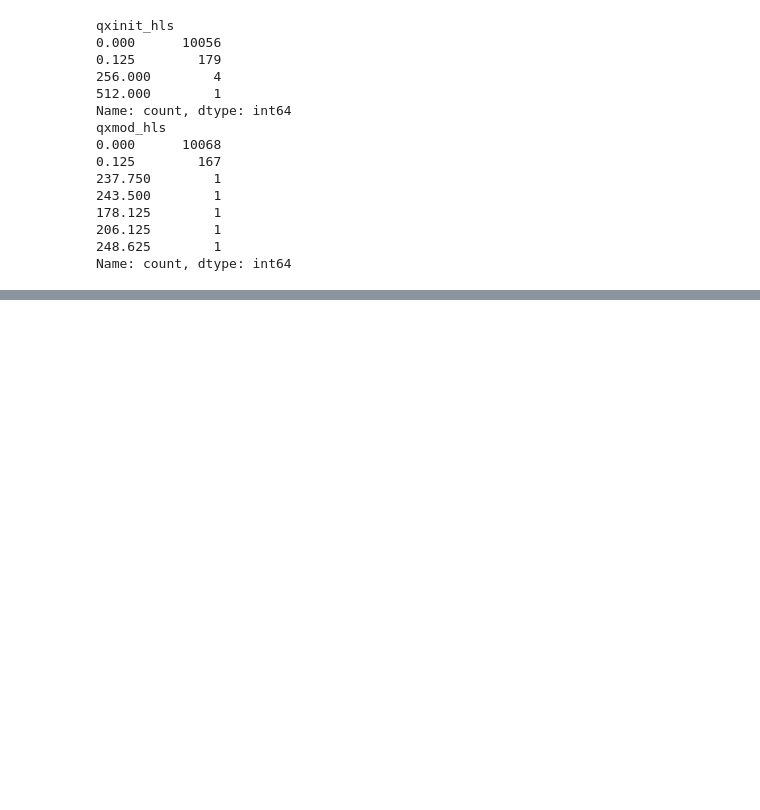
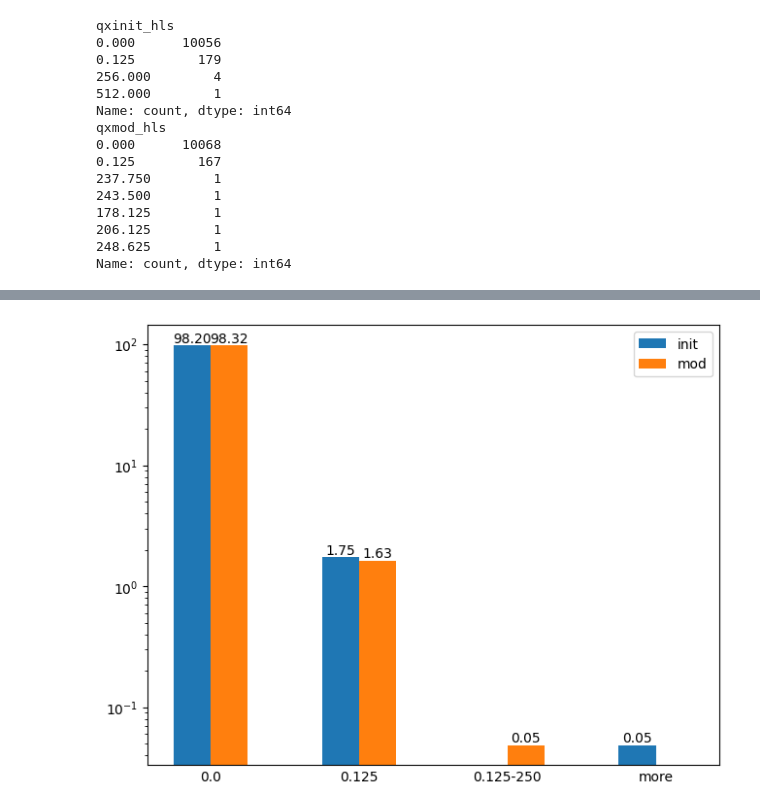
Before and after one commit to pawelsajdak/project_CERN, a Jupyter notebook: book4.ipynb, the cells around one changed output, grey strips where cells are left out. Cells and saved outputs as stored; diff of their text form; code cells hidden in the pictures; blank space fills up the shorter version.

```diff
--- a/book4.ipynb
+++ b/book4.ipynb
@@ -78,0 +147,16 @@ Name: count, dtype: int64
+# %%
+fig, ax = plt.subplots(layout='constrained')
+width = 0.25
+xticks = np.arange(catdf.shape[0])
+
+for i in range(len(catdf.keys())):
+    b = ax.bar(xticks+(-1+i)*width, catdf.values[:,i], width, label=catdf.keys()[i], align='edge')
+    ax.bar_label(b, fmt='{:.2f}')
+
+ax.legend()
+ax.set_xticks(xticks)
+ax.set_xticklabels(catdf.index.to_list())
+ax.set_yscale('log')
+ax.xaxis.set_tick_params(length=0)
+# %% [output]
+[figure, added]
```
Also changed, not shown: parts of 8 cells of this notebook, 3 other files.
